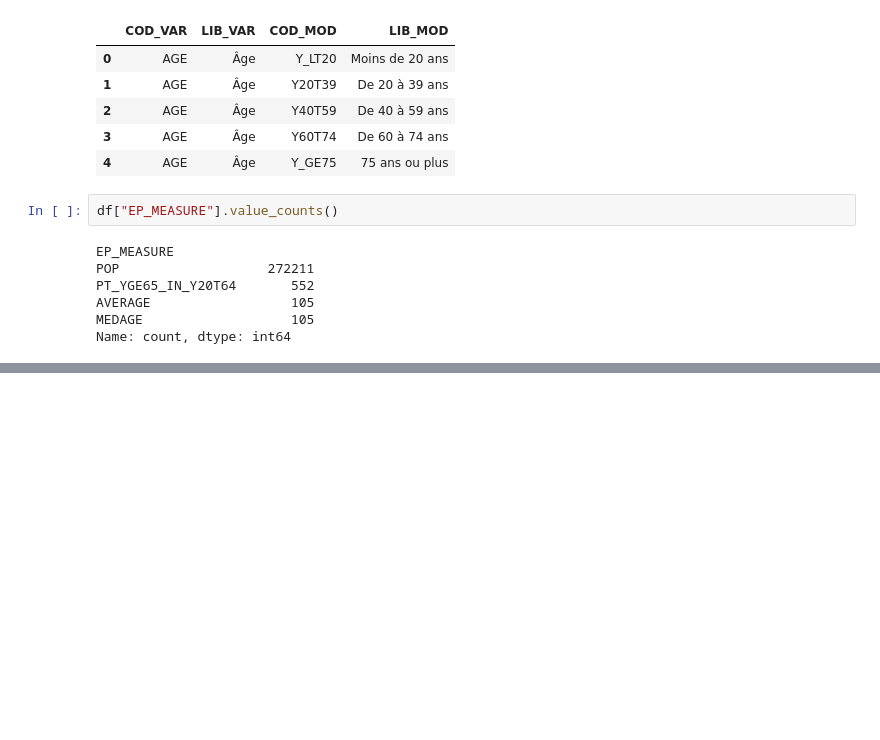
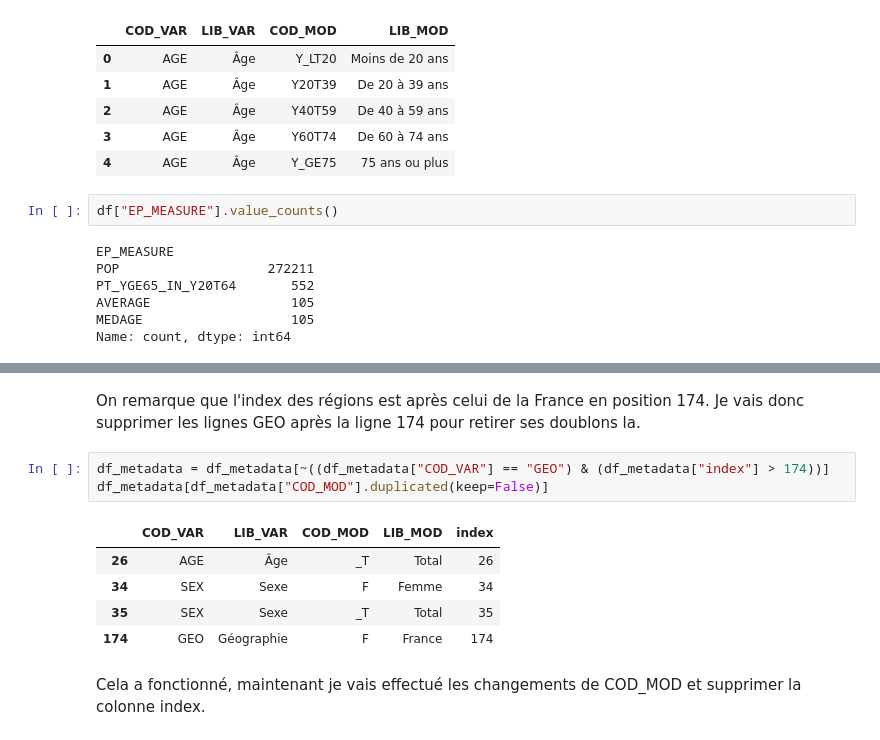
Before and after one commit to Mister-proust/Certification-bloc-1, a Jupyter notebook: Extraction/CSV/nettoyage_effectif_population.ipynb, the cells around one changed output, grey strips where cells are left out. Drawn from its saved outputs; the diff is of its cells as text; blank space fills up the shorter version.

```diff
--- a/Extraction/CSV/nettoyage_effectif_population.ipynb
+++ b/Extraction/CSV/nettoyage_effectif_population.ipynb
@@ -58,0 +121,13 @@ Pour ces tables, nous aurons besoin de la table metadata afin de bien comprendre
+# %% [markdown]
+On remarque que l'index des régions est après celui de la France en position 174. Je vais donc supprimer les lignes GEO après la ligne 174 pour retirer ses doublons la.
+# %%
+df_metadata = df_metadata[~((df_metadata["COD_VAR"] == "GEO") & (df_metadata["index"] > 174))]
+df_metadata[df_metadata["COD_MOD"].duplicated(keep=False)]
+# %% [output]
+|  | COD_VAR | LIB_VAR | COD_MOD | LIB_MOD | index |
+| 26 | AGE | Âge | _T | Total | 26 |
+| 34 | SEX | Sexe | F | Femme | 34 |
+| 35 | SEX | Sexe | _T | Total | 35 |
+| 174 | GEO | Géographie | F | France | 174 |
+# %% [markdown]
+Cela a fonctionné, maintenant je vais effectué les changements de COD_MOD et supprimer la colonne index.
```
Also changed, not shown: parts of 15 cells of this notebook, 1 other file.
